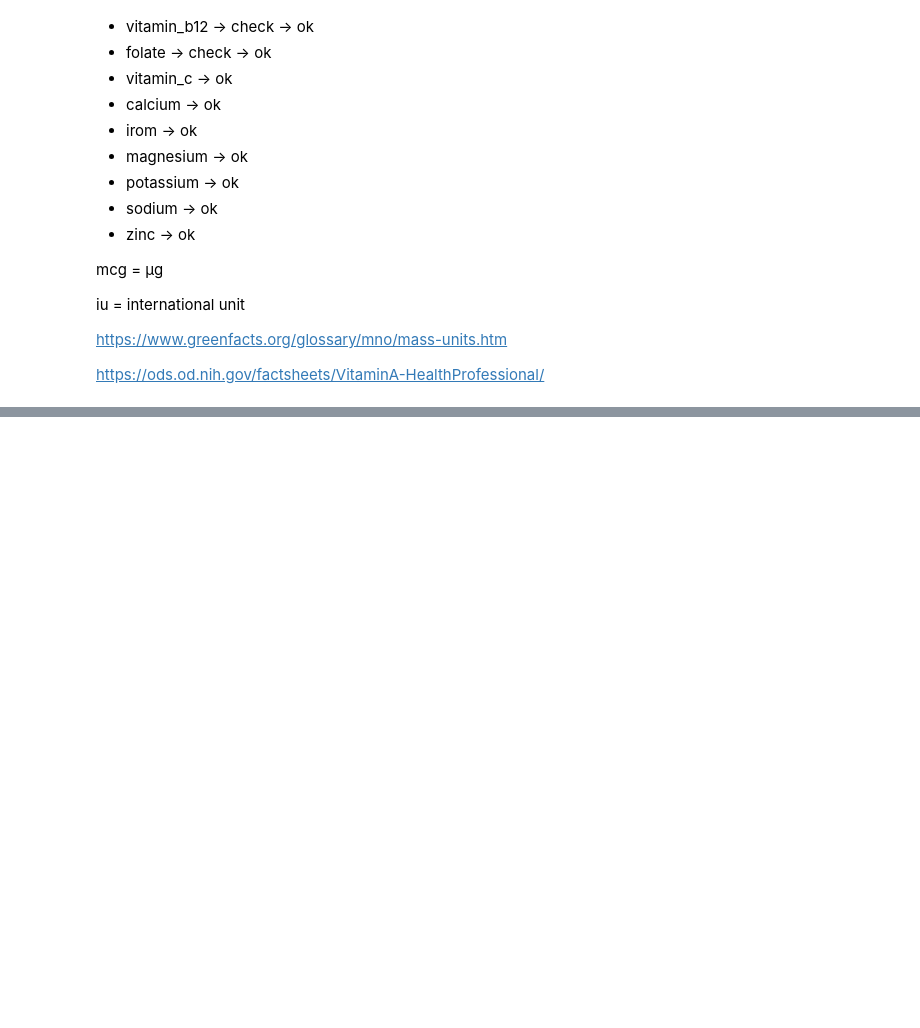
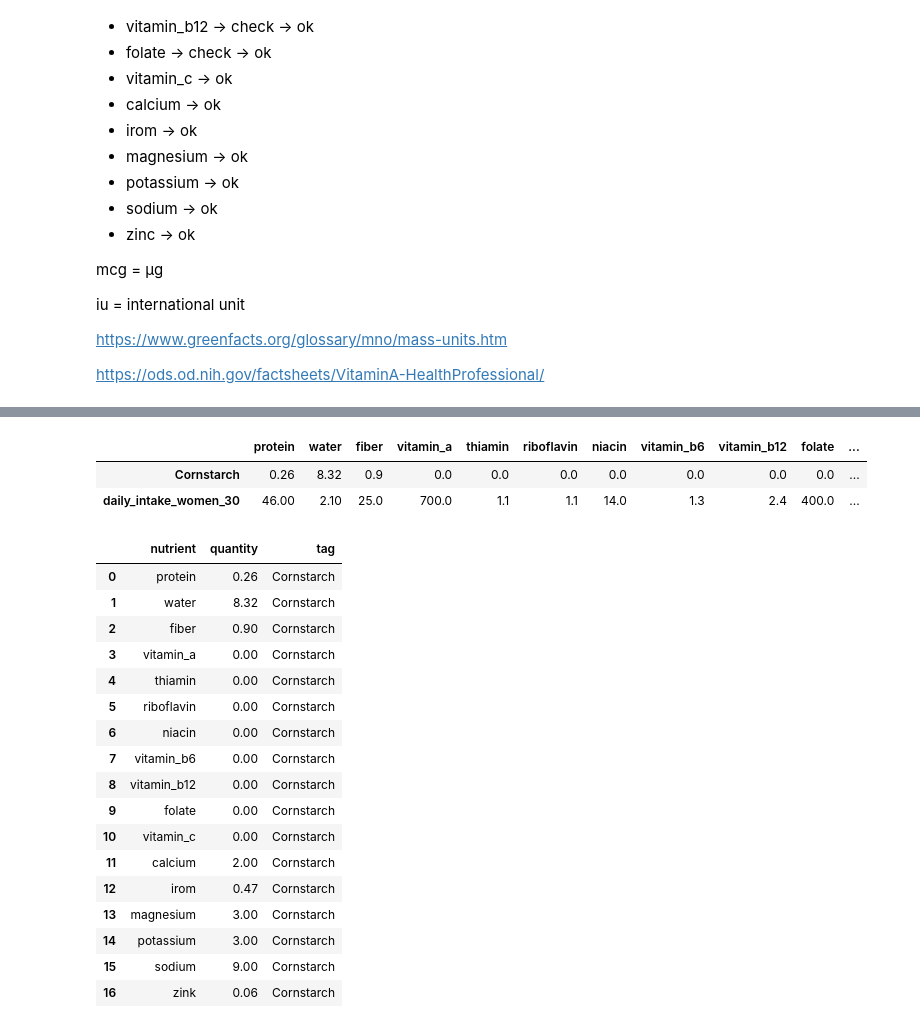
Before and after one commit to Jasc94/thebridge, a Jupyter notebook: 0_Project_EDA/notebooks/nutrition_3.ipynb, the cells around one changed output, grey strips where cells are left out. Saved outputs shown, nothing was run; the diff lists cells and outputs as text; code cells hidden in the pictures; blank space fills up the shorter version.

```diff
--- a/0_Project_EDA/notebooks/nutrition_3.ipynb
+++ b/0_Project_EDA/notebooks/nutrition_3.ipynb
@@ -62,0 +246,34 @@ https://ods.od.nih.gov/factsheets/VitaminA-HealthProfessional/
+# %%
+df = pd.DataFrame([nutrition_key.iloc[0], daily_intake_women_30])
+df["tag"] = df.index
+df
+# %% [output]
+|  | protein | water | fiber | vitamin_a | thiamin | riboflavin | niacin | vitamin_b6 | vitamin_b12 | folate | ... |
+| Cornstarch | 0.26 | 8.32 | 0.9 | 0.0 | 0.0 | 0.0 | 0.0 | 0.0 | 0.0 | 0.0 | ... |
+| daily_intake_women_30 | 46.00 | 2.10 | 25.0 | 700.0 | 1.1 | 1.1 | 14.0 | 1.3 | 2.4 | 400.0 | ... |
+# %%
+food = nutrition_key.iloc[0]
+food_name = pd.Series(["Cornstarch" for i in range(17)])
+food = food.reset_index()
+food = pd.concat([food, food_name], axis = 1)
+food.columns = ["nutrient", "quantity", "tag"]
+food
+# %% [output]
+|  | nutrient | quantity | tag |
+| 0 | protein | 0.26 | Cornstarch |
+| 1 | water | 8.32 | Cornstarch |
+| 2 | fiber | 0.90 | Cornstarch |
+| 3 | vitamin_a | 0.00 | Cornstarch |
+| 4 | thiamin | 0.00 | Cornstarch |
+| 5 | riboflavin | 0.00 | Cornstarch |
+| 6 | niacin | 0.00 | Cornstarch |
+| 7 | vitamin_b6 | 0.00 | Cornstarch |
+| 8 | vitamin_b12 | 0.00 | Cornstarch |
+| 9 | folate | 0.00 | Cornstarch |
+| 10 | vitamin_c | 0.00 | Cornstarch |
+| 11 | calcium | 2.00 | Cornstarch |
+| 12 | irom | 0.47 | Cornstarch |
+| 13 | magnesium | 3.00 | Cornstarch |
+| 14 | potassium | 3.00 | Cornstarch |
+| 15 | sodium | 9.00 | Cornstarch |
+| 16 | zink | 0.06 | Cornstarch |
```
Also changed, not shown: parts of 27 cells of this notebook, 3 other files.
